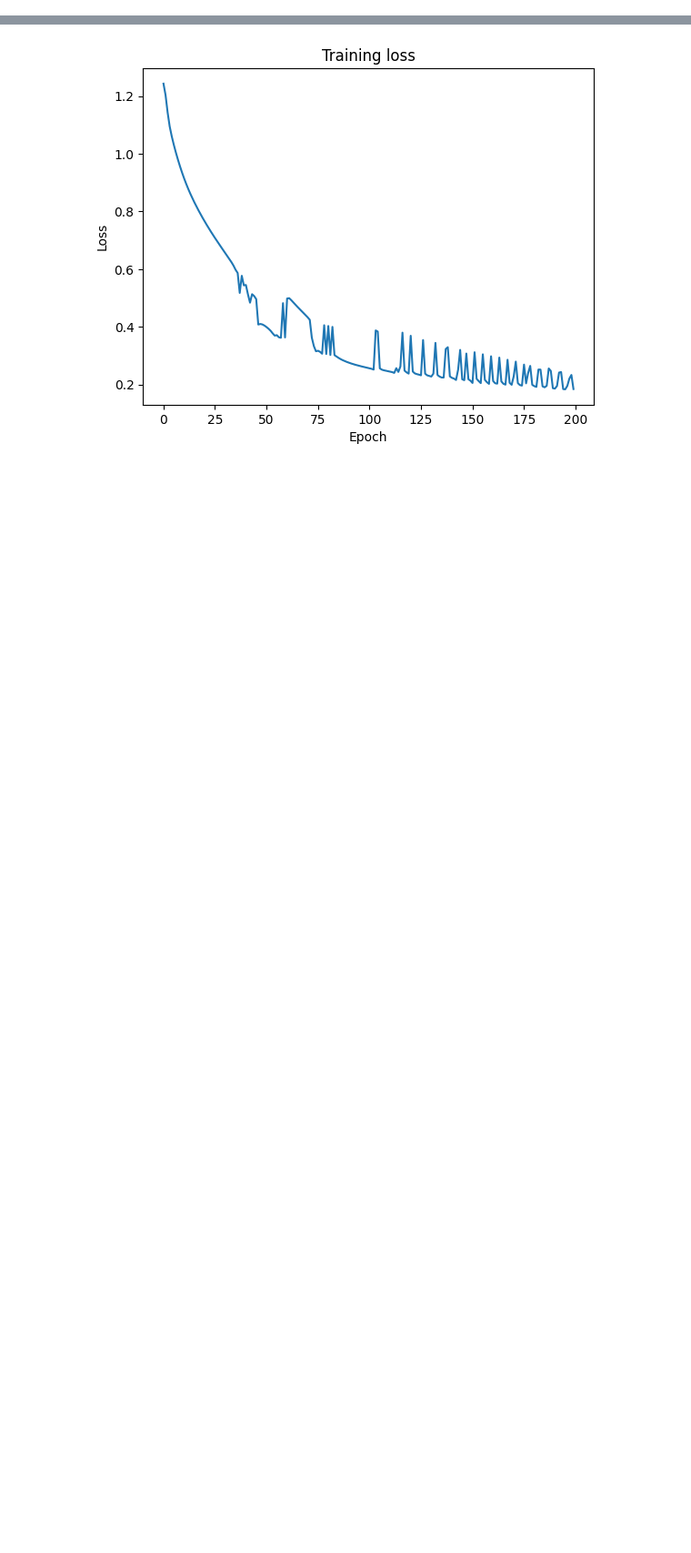
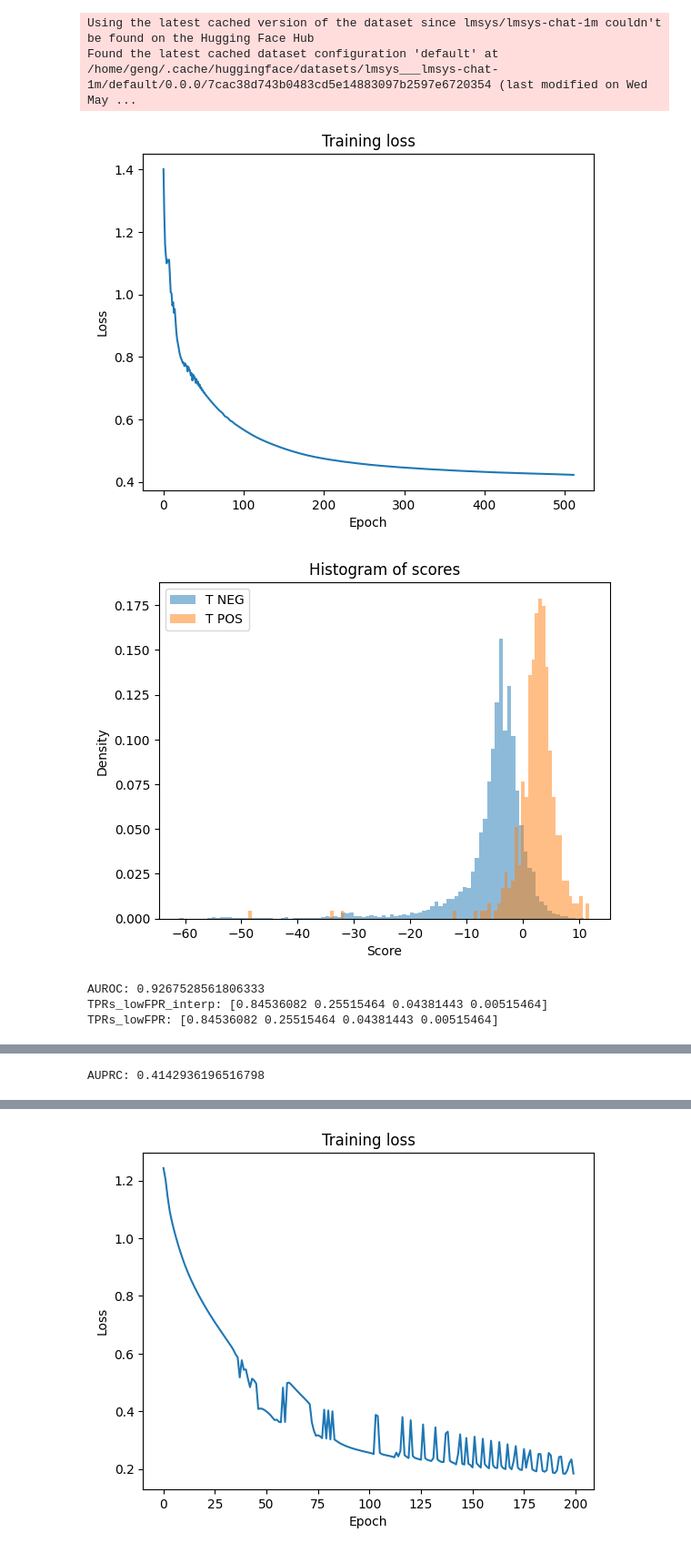
Before and after one commit to WhoTHU/detection_logits, a Jupyter notebook: visualizer.ipynb, the cells around one changed output, grey strips where cells are left out. Shown at 91% size. Saved outputs shown, nothing was run; the diff lists cells and outputs as text; code cells hidden in the pictures; blank space fills up the shorter version.

```diff
--- a/visualizer.ipynb
+++ b/visualizer.ipynb
@@ -6,6 +9,17 @@ import torch
+# %%
+dataset_name = 'lmsys-chat-1m'
+train_test_ids_path = os.path.join('cache/flan-t5-small', dataset_name, 'train_test_ids.npz')
+if os.path.exists(train_test_ids_path):
+    train_test_ids = np.load(train_test_ids_path)
+    train_ids = train_test_ids['train_ids']
+    test_ids = train_test_ids['test_ids']
+    # TODO: handle custom data sets
+    lmsys_path = 'lmsys/lmsys-chat-1m'
+    lmsys_dataset = load_dataset(lmsys_path)
+# %% [output]
+Using the latest cached version of the dataset since lmsys/lmsys-chat-1m couldn't be found on the Hugging Face Hub
+Found the latest cached dataset configuration 'default' at /home/geng/.cache/huggingface/datasets/lmsys___lmsys-chat-1m/default/0.0.0/7cac38d743b0483cd5e14883097b2597e6720354 (last modified on Wed May ...
 # %%
-from sklearn.metrics import auc, average_precision_score, precision_recall_curve
-
 def inspect_output_at(data_dir):
     assert os.path.exists(data_dir)
 
@@ -72,3 +86,42 @@ def inspect_output_at(data_dir):
     plt.ylabel('Precision')
     plt.title('P-R curve')
     plt.show()
+
+    # Search for train_test_ids.npz
+    parent_dir = os.path.dirname(data_dir)
+    dataset_name = 'lmsys-chat-1m'
+    train_test_ids_path = os.path.join(data_dir, 'train_test_ids.npz')
+    if os.path.exists(train_test_ids_path):
+        train_test_ids = np.load(train_test_ids_path)
+        n_samples = len(train_test_ids['train_ids'])
+        train_ids = np.where(train_test_ids['train_ids'])[0]
+        test_ids = np.where(train_test_ids['test_ids'])[0]
+        # TODO: handle custom data sets
+        train_set = lmsys_dataset['train'].select(train_ids)
+        test_set = lmsys_dataset['train'].select(test_ids)
+        train_inputs = [conv[0]['content'] for conv in train_set['conversation']]
+        test_inputs = [conv[0]['content'] for conv in test_set['conversation']]
+        label_names = [k for k in lmsys_dataset['train'][:1]['openai_moderation'][0][0]['categories']]
+        test_labels = (np.array([[x[0]['categories'][k] for k in label_names] for x in lmsys_dataset['train'][:n_samples]['openai_moderation']]).sum(1) > 0)[train_test_ids['test_ids']]
+        # Argsort the scores and find
+        neg_scores = scores_split['r1']
+        pos_scores = scores_split['r2']
+        neg_indices_rel = np.argsort(-neg_scores)
+        pos_indices_rel = np.argsort(pos_scores)
+        true_neg_indices = np.where(1 - test_labels)[0]
+        true_pos_indices = np.where(test_labels)[0]
+
+        print('Top 10 negative examples:')
+        for i in range(10):
+            print(f"N{i} (score = {neg_scores[neg_indices_rel[i]]}): {test_inputs[true_neg_indices[neg_indices_rel[i]]]}")
+        print('Top 10 positive examples:')
+        for i in range(10):
+            print(f"P{i} (score = {pos_scores[pos_indices_rel[i]]}): {test_inputs[true_pos_indices[pos_indices_rel[i]]]}")
+# %%
+inspect_output_at('cache/flan-t5-small/E512_B32_LR5.0e-04_L1R5.0e-04_TRN10000_TEST10000')
+# %% [output]
+[figure, added]
+[figure, added]
+AUROC: 0.9267528561806333
+TPRs_lowFPR_interp: [0.84536082 0.25515464 0.04381443 0.00515464]
+TPRs_lowFPR: [0.84536082 0.25515464 0.04381443 0.00515464]
@@ -74,0 +129 @@ def inspect_output_at(data_dir):
+AUPRC: 0.4142936196516798
```
Also changed, not shown: parts of 9 cells of this notebook, 3 other files.
